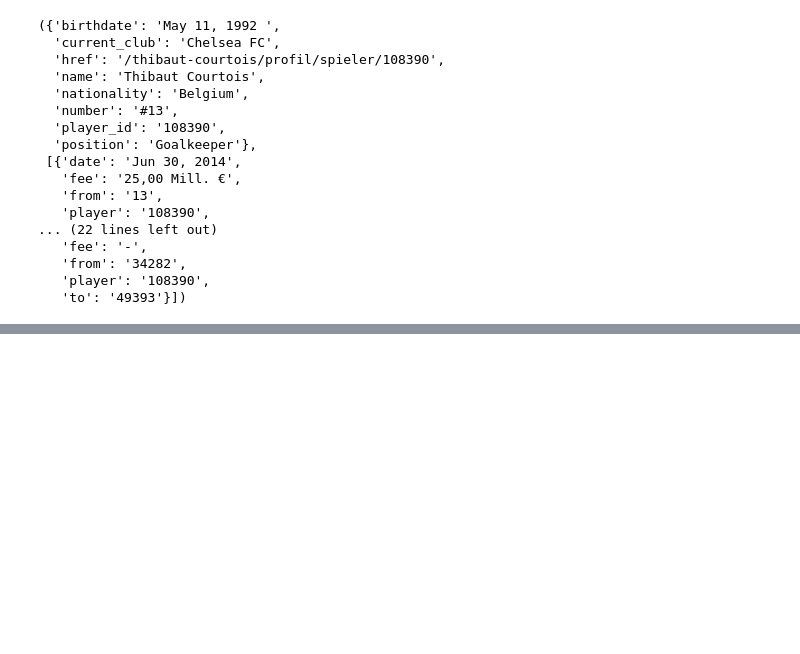
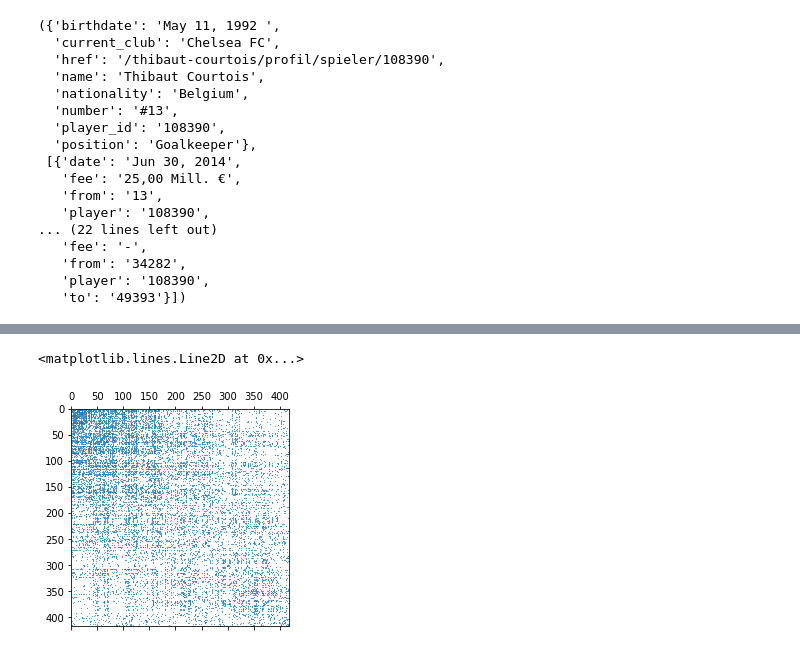
Before and after one commit to nathanquinteiro/ntds_football_transfer, a Jupyter notebook: graph/Graph.ipynb, the cells around one changed output, grey strips where cells are left out. Drawn from its saved outputs; the diff is of its cells as text; code cells hidden in the pictures; blank space fills up the shorter version.

```diff
--- a/graph/Graph.ipynb
+++ b/graph/Graph.ipynb
@@ -85,0 +245,5 @@ test
+# %%
+plt.spy(G.W, markersize=0.20)
+# %% [output]
+<matplotlib.lines.Line2D at 0x...>
+[figure, added]
```
Also changed, not shown: parts of 32 cells of this notebook, 1 other file.
